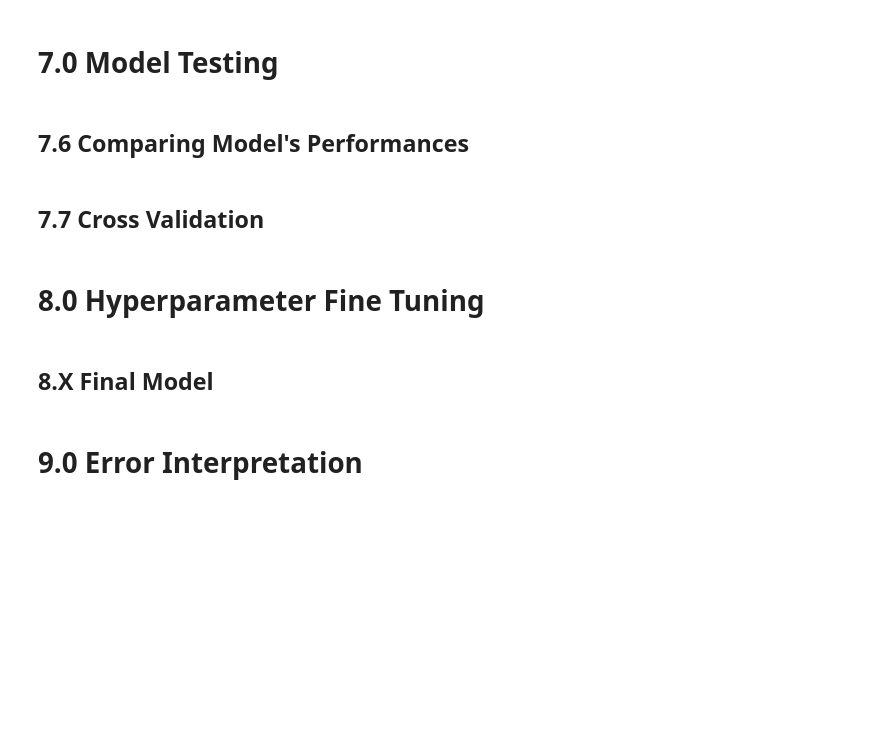
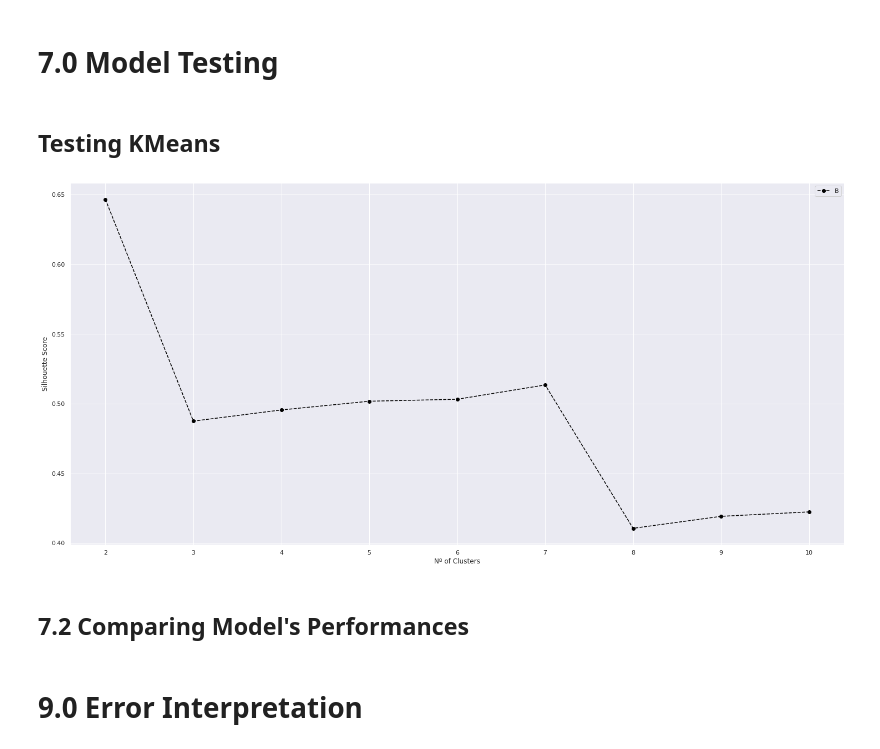
Before and after one commit to humberto-aguiar/Insiders-Fidelity-Clustering, a Jupyter notebook: notebooks/c1-one-go.ipynb, the cells around one changed output. Cells and saved outputs as stored; diff of their text form; code cells hidden in the pictures; blank space fills up the shorter version.

Commit message:
add cycle 1 notebook

```diff
--- a/notebooks/c1-one-go.ipynb
+++ b/notebooks/c1-one-go.ipynb
@@ -423,3 +494,5 @@ df_processed.to_csv('../data/interim/df_processed.csv')
 ## 6.3 Results and Considerations
 # %% [markdown]
 # 7.0 Model Testing
+# %% [markdown]
+## Testing KMeans
@@ -426,11 +502,24 @@ df_processed.to_csv('../data/interim/df_processed.csv')
+# %%
+n_clusters = 10
+silhouette = []
+
+for n in range(2, n_clusters+1):
+    # kmeans
+    pipeline = make_pipeline( KMeans(n_clusters = n, random_state = 42) )
+    labels = pipeline.fit_predict(res)
+
+    #calculating silhouette score
+    sil = m.silhouette_score(res, labels)
+    silhouette.append(sil)
+# %%
+plt.plot(np.arange(2, n_clusters +1), silhouette, marker = 'o', linestyle = '--', color = 'black')
+plt.legend('Baseline Silhouette Score for cycle 1 KMeans')
+plt.xlabel('Nº of Clusters')
+plt.ylabel('Silhouette Score');
+# %% [output]
+[figure, added]
 # %% [markdown]
-## 7.6 Comparing Model's Performances
+## 7.2 Comparing Model's Performances
-# %% [markdown]
-## 7.7 Cross Validation
-# %% [markdown]
-# 8.0 Hyperparameter Fine Tuning
-# %% [markdown]
-## 8.X Final Model
 # %% [markdown]
 # 9.0 Error Interpretation
 # %% [markdown]
```
Also changed, not shown: parts of 11 cells of this notebook, 1 other file.
